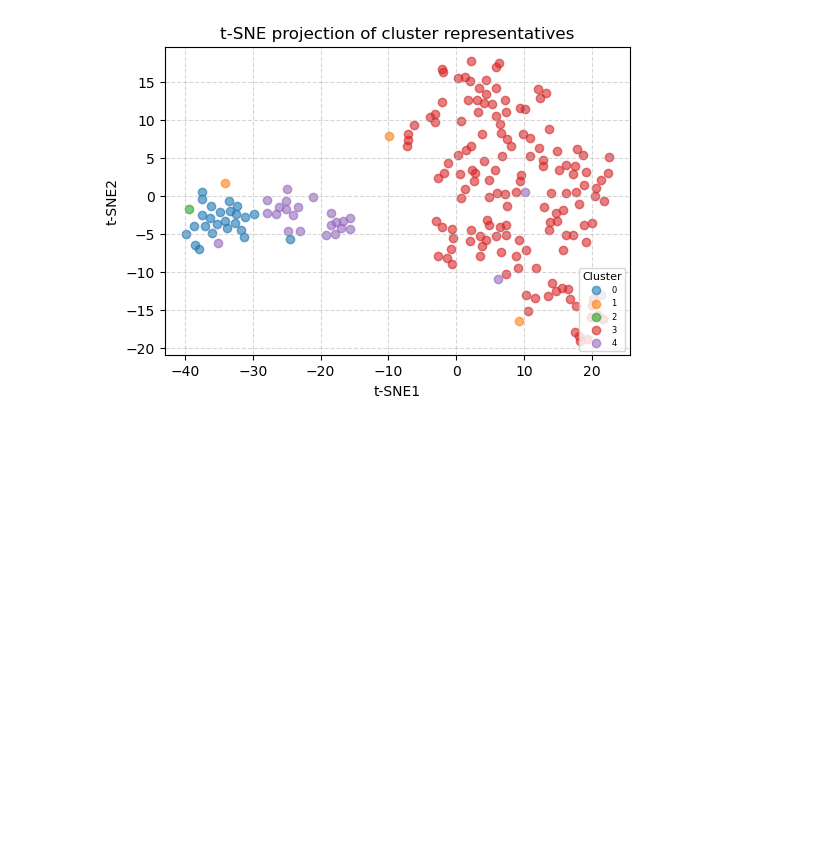
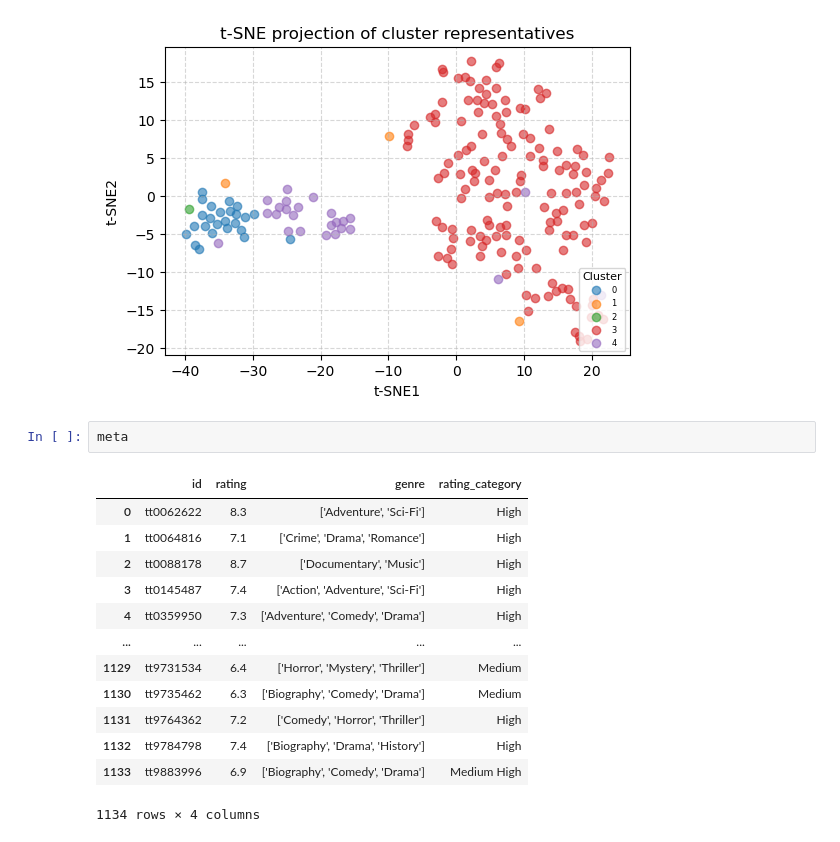
Before and after one commit to ChefBB/dm2_project, a Jupyter notebook: TS/clustering_ts.ipynb, the cells around one changed output. Saved outputs shown, nothing was run; the diff lists cells and outputs as text; blank space fills up the shorter version.

```diff
--- a/TS/clustering_ts.ipynb
+++ b/TS/clustering_ts.ipynb
@@ -670,3 +732,19 @@ plt.grid(alpha=0.5, linestyle='--')
 plt.show()
 # %% [output]
 [figure]
+# %%
+meta
+# %% [output]
+|  | id | rating | genre | rating_category |
+| 0 | tt0062622 | 8.3 | ['Adventure', 'Sci-Fi'] | High |
+| 1 | tt0064816 | 7.1 | ['Crime', 'Drama', 'Romance'] | High |
+| 2 | tt0088178 | 8.7 | ['Documentary', 'Music'] | High |
+| 3 | tt0145487 | 7.4 | ['Action', 'Adventure', 'Sci-Fi'] | High |
+| 4 | tt0359950 | 7.3 | ['Adventure', 'Comedy', 'Drama'] | High |
+| ... | ... | ... | ... | ... |
+| 1129 | tt9731534 | 6.4 | ['Horror', 'Mystery', 'Thriller'] | Medium |
+| 1130 | tt9735462 | 6.3 | ['Biography', 'Comedy', 'Drama'] | Medium |
+| 1131 | tt9764362 | 7.2 | ['Comedy', 'Horror', 'Thriller'] | High |
+| 1132 | tt9784798 | 7.4 | ['Biography', 'Drama', 'History'] | High |
+| 1133 | tt9883996 | 6.9 | ['Biography', 'Comedy', 'Drama'] | Medium High |
+1134 rows × 4 columns
```
Also changed, not shown: parts of 2 cells of this notebook, 2 other files.
